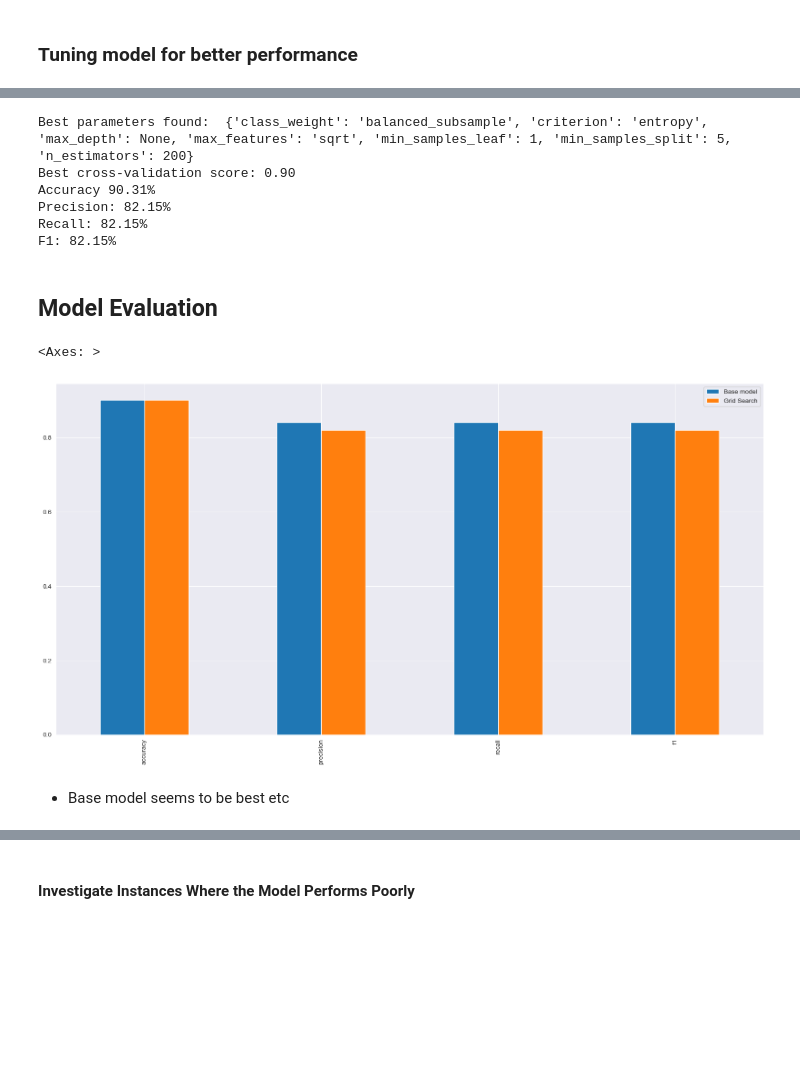
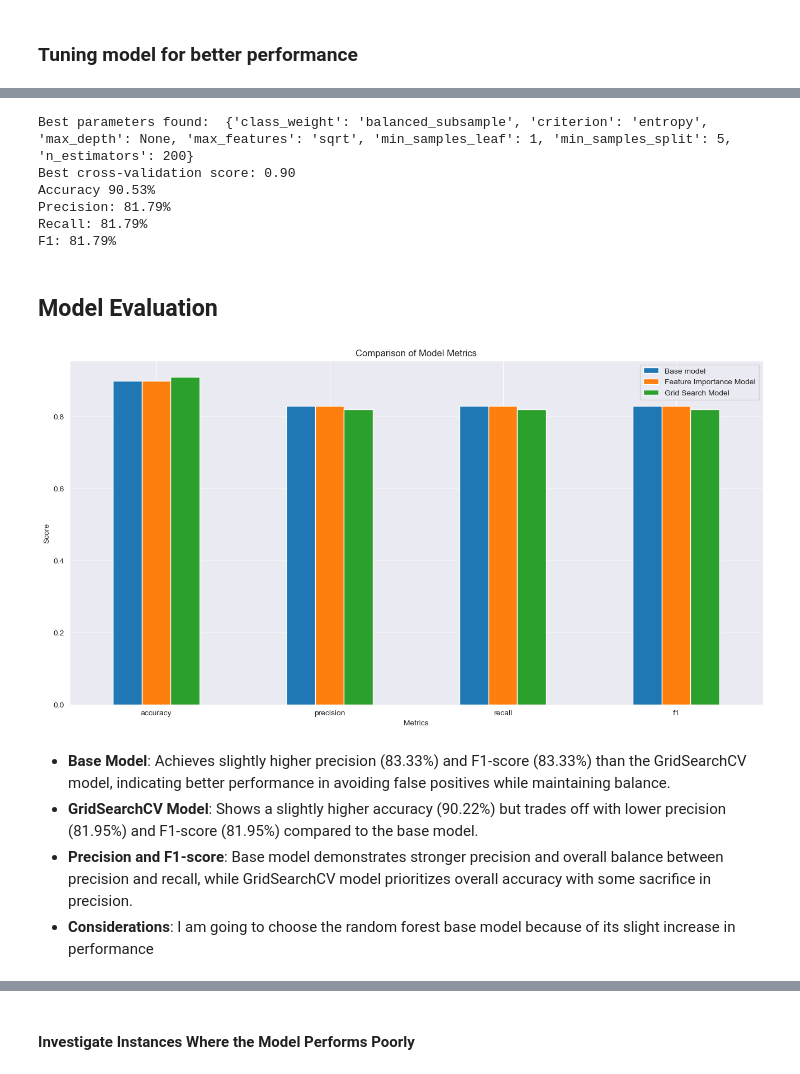
Before and after one commit to kudzaiprichard/loan_prediction_api, a Jupyter notebook: app/models/probability_of_default.ipynb, the cells around one changed output, grey strips where cells are left out. Cells and saved outputs as stored; diff of their text form; code cells hidden in the pictures; blank space fills up the shorter version.

Commit message:
Added Readme file. Added requirements file. Improved my api end points. Improved and welly documented my model notebook.

```diff
--- a/app/models/probability_of_default.ipynb
+++ b/app/models/probability_of_default.ipynb
@@ -1096,0 +1204,5 @@ F1: 83.61%
+# %%
+# removed features 'loan_to_income_ratio','number_of_defaults',
+fi = [ 'salary', 'location', 'remaining_term', 'age', 'interest_rate', 'marital_status', 'is_employed', 'loan_status']
+fi_train_data = train_data[fi].copy()
+fi_train_data.head()
@@ -1096,0 +1271,8 @@ F1: 83.61%
+# %%
+# Predicting with base model "Random Forest Classifier" with reduced features
+fi_rf = RandomForestClassifier(n_estimators=100, random_state=42, class_weight='balanced')
+fi_rf.fit(fiX_train, fiy_train)
+fiy_preds = fi_rf.predict(fiX_test)
+
+#Evaluate base gradient boosting model
+fi_rf_metrics = evaluate_preds(fiy_test, fiy_preds)
@@ -1101,7 +1288,4 @@ F1: 83.61%
 # %%
-from sklearn.ensemble import RandomForestClassifier
-from sklearn.model_selection import GridSearchCV
-
 # Define the parameter grid
 param_grid = {
     "n_estimators": [100, 200],  # Fewer options since 500 might be excessive
@@ -1115,12 +1299,12 @@ param_grid = {
 
 
 # Initialize RandomForestClassifier
-rf = RandomForestClassifier(random_state=42)
+rf_gs = RandomForestClassifier(random_state=42)
 
 # Initialize GridSearchCV
-grid_search = GridSearchCV(estimator=rf, param_grid=param_grid, cv=5, verbose=2, n_jobs=1)
+grid_search = GridSearchCV(estimator=rf_gs, param_grid=param_grid, cv=5, verbose=2, n_jobs=1) ##10
 
 # Fit GridSearchCV to find the best parameters
-grid_search.fit(_X_train, _y_train)
+grid_search.fit(fiX_train, fiy_train)
 # %% [output]
 Fitting 5 folds for each of 192 candidates, totalling 960 fits
@@ -1155,26 +1339,39 @@ print("Best parameters found: ", grid_search.best_params_)
 print("Best cross-validation score: {:.2f}".format(grid_search.best_score_))
 
 # Evaluate on test set
-y_preds = grid_search.best_estimator_.predict(_X_test)
-final_metrics = evaluate_preds(_y_test, y_preds)
+y_preds = grid_search.best_estimator_.predict(fiX_test)
+grid_search_metrics = evaluate_preds(fiy_test, y_preds)
+#{'class_weight': 'balanced', 'criterion': 'entropy', 'max_depth': None, 'max_features': 'sqrt', 'min_samples_leaf': 1, 'min_samples_split': 2, 'n_estimators': 200}
 # %% [output]
 Best parameters found:  {'class_weight': 'balanced_subsample', 'criterion': 'entropy', 'max_depth': None, 'max_features': 'sqrt', 'min_samples_leaf': 1, 'min_samples_split': 5, 'n_estimators': 200}
 Best cross-validation score: 0.90
-Accuracy 90.31%
-Precision: 82.15%
-Recall: 82.15%
-F1: 82.15%
+Accuracy 90.53%
+Precision: 81.79%
+Recall: 81.79%
+F1: 81.79%
 # %% [markdown]
 ## Model Evaluation
 # %%
 compare_metrics = pd.DataFrame({
-    "Base model" : base_metrics_gb,
-    "Grid Search": final_metrics
+    "Base model" : base_rf_metrics,
+    "Feature Importance Model" : fi_rf_metrics,
+    "Grid Search Model": grid_search_metrics
 })
 
-compare_metrics.plot.bar(figsize=(20,10))
+# compare_metrics.plot.bar(figsize=(20,10))
+# Plotting the bar graph with a larger figsize
+plt.figure(figsize=(16, 8))  # Adjust the width and height as needed
+compare_metrics.plot.bar(ax=plt.gca())
+plt.title('Comparison of Model Metrics')
+plt.xlabel('Metrics')
+plt.ylabel('Score')
+plt.xticks(rotation=0)  # Rotate x-axis labels if needed
+plt.legend(loc='upper right')
+plt.show()
 # %% [output]
-<Axes: >
-[figure, old version]
+[figure, new version]
-# %% [markdown]
-* Base model seems to be best etc
+# %% [markdown]
+- **Base Model**: Achieves slightly higher precision (83.33%) and F1-score (83.33%) than the GridSearchCV model, indicating better performance in avoiding false positives while maintaining balance.
+- **GridSearchCV Model**: Shows a slightly higher accuracy (90.22%) but trades off with lower precision (81.95%) and F1-score (81.95%) compared to the base model.
+- **Precision and F1-score**: Base model demonstrates stronger precision and overall balance between precision and recall, while GridSearchCV model prioritizes overall accuracy with some sacrifice in precision.
+- **Considerations**: I am going to choose the random forest base model because of its slight increase in performance
```
Also changed, not shown: parts of 74 cells of this notebook, 9 other files.
